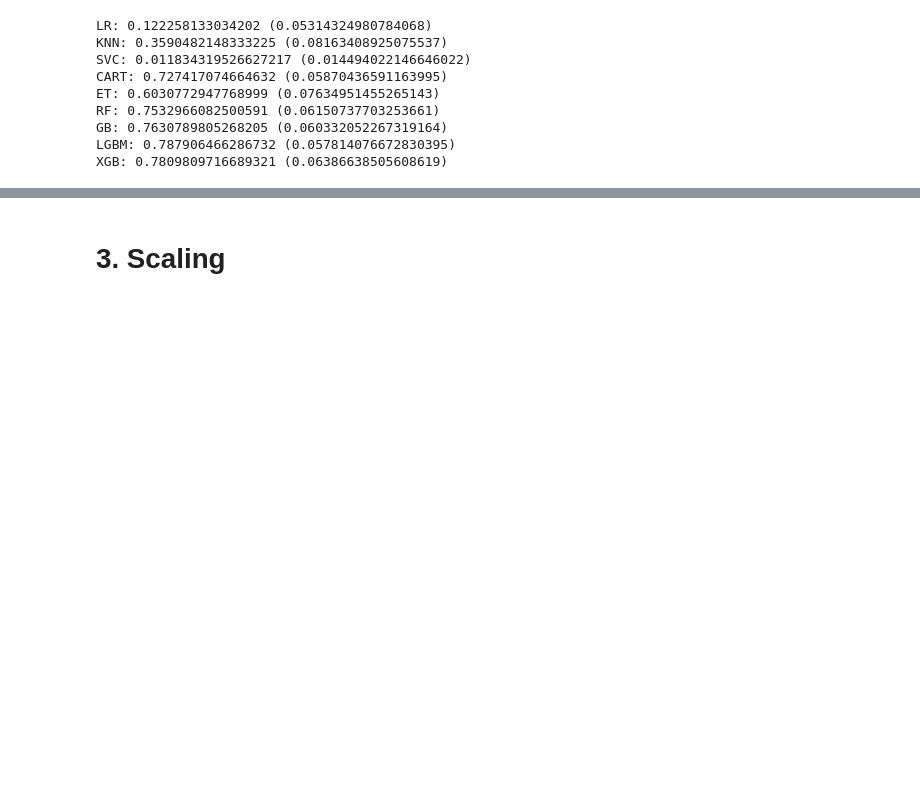
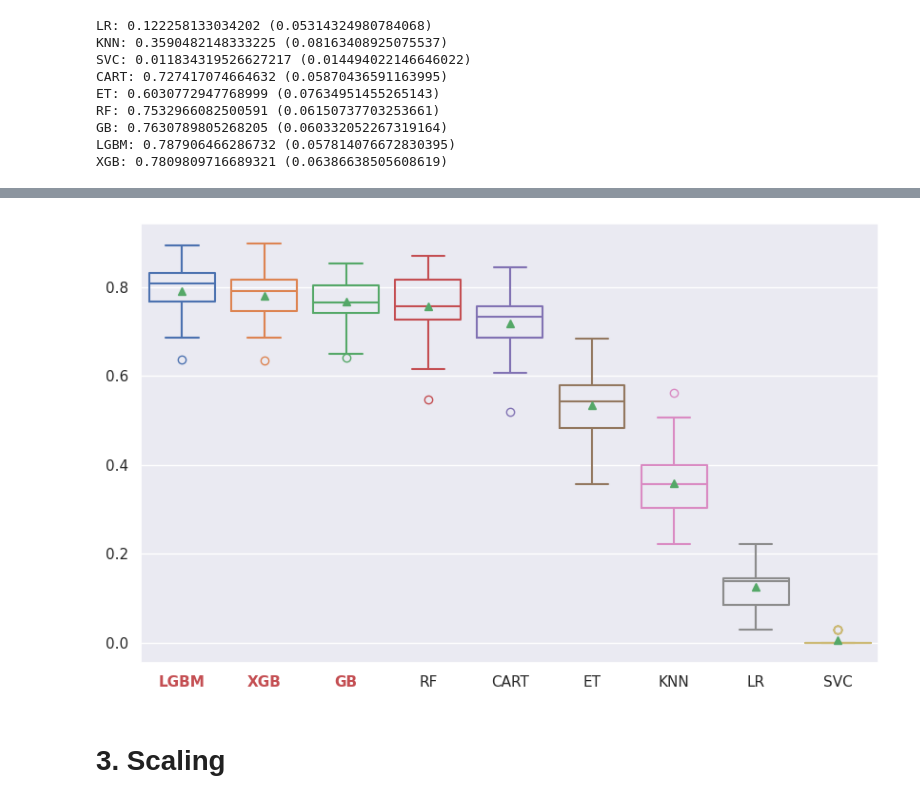
Before and after one commit to hyugai/MLOps_Marketing_CustomerChurn_2020KaggleCompetition, a Jupyter notebook: notebooks/predictive/single/features_engineering.ipynb, the cells around one changed output, grey strips where cells are left out. Cells and saved outputs as stored; diff of their text form; code cells hidden in the pictures; blank space fills up the shorter version.

```diff
--- a/notebooks/predictive/single/features_engineering.ipynb
+++ b/notebooks/predictive/single/features_engineering.ipynb
@@ -270,0 +282,22 @@ XGB: 0.7809809716689321 (0.06386638505608619)
+# %%
+## filter out warning
+from warnings import simplefilter
+simplefilter(action='ignore')
+
+## encoding
+te = [('te', TargetEncoder(), cat_idxes)]
+
+## base models
+models = load_base_models()
+
+## pipelines
+pipelines = get_pipelines(
+    models=models,
+    ohe=ohe, te=te
+)
+
+## kfold results
+names, results = get_kfold_results(
+    models=pipelines,
+    X=X_train, y=y_train
+)
@@ -271,3 +314,9 @@ XGB: 0.7809809716689321 (0.06386638505608619)
+# %%
+plot_kfold_results(
+    names=names, results=results
+)
+# %% [output]
+[figure, added]
 # %% [markdown]
 # 3. Scaling
 # %% [markdown]
```
Also changed, not shown: parts of 3 cells of this notebook.
